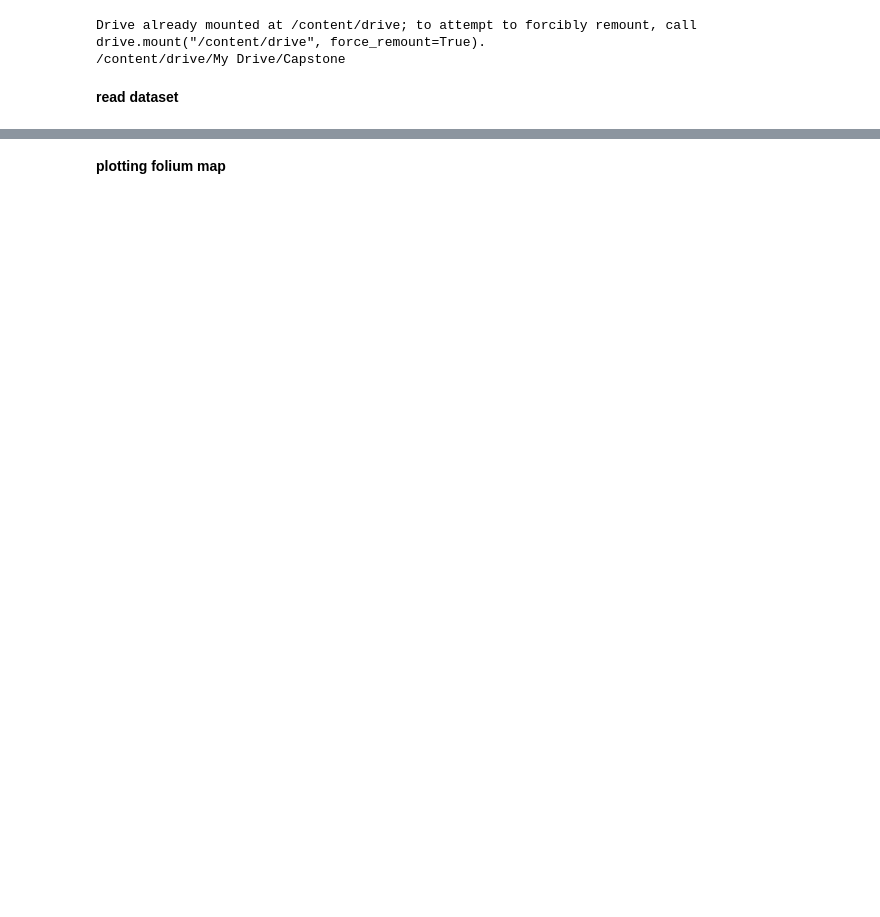
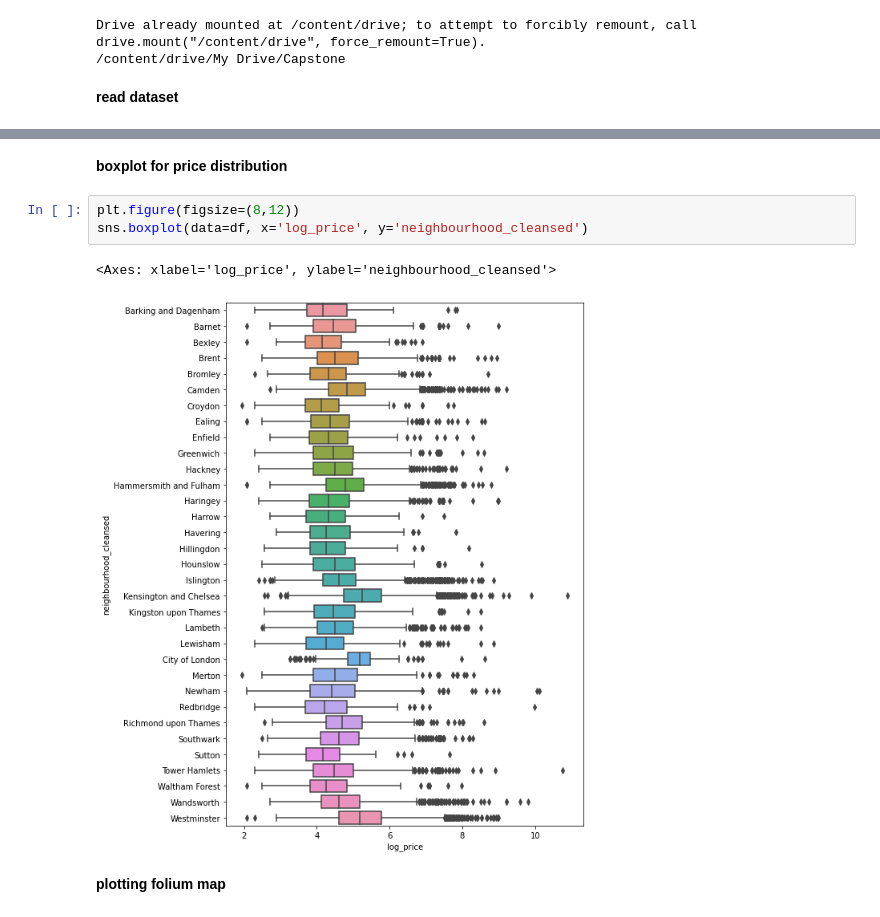
Before and after one commit to euisuck2/Deep-Learning-project-1, a Jupyter notebook: Geographical_Analysis.ipynb, the cells around one changed output, grey strips where cells are left out. Saved outputs shown, nothing was run; the diff lists cells and outputs as text; blank space fills up the shorter version.

```diff
--- a/Geographical_Analysis.ipynb
+++ b/Geographical_Analysis.ipynb
@@ -50,2 +35,10 @@ neighbourhood_count_df.head(3)
+# %% [markdown]
+**boxplot for price distribution**
+# %%
+plt.figure(figsize=(8,12))
+sns.boxplot(data=df, x='log_price', y='neighbourhood_cleansed')
+# %% [output]
+<Axes: xlabel='log_price', ylabel='neighbourhood_cleansed'>
+[figure, added]
 # %% [markdown]
 **plotting folium map**
```
Also changed, not shown: parts of 7 cells of this notebook.
